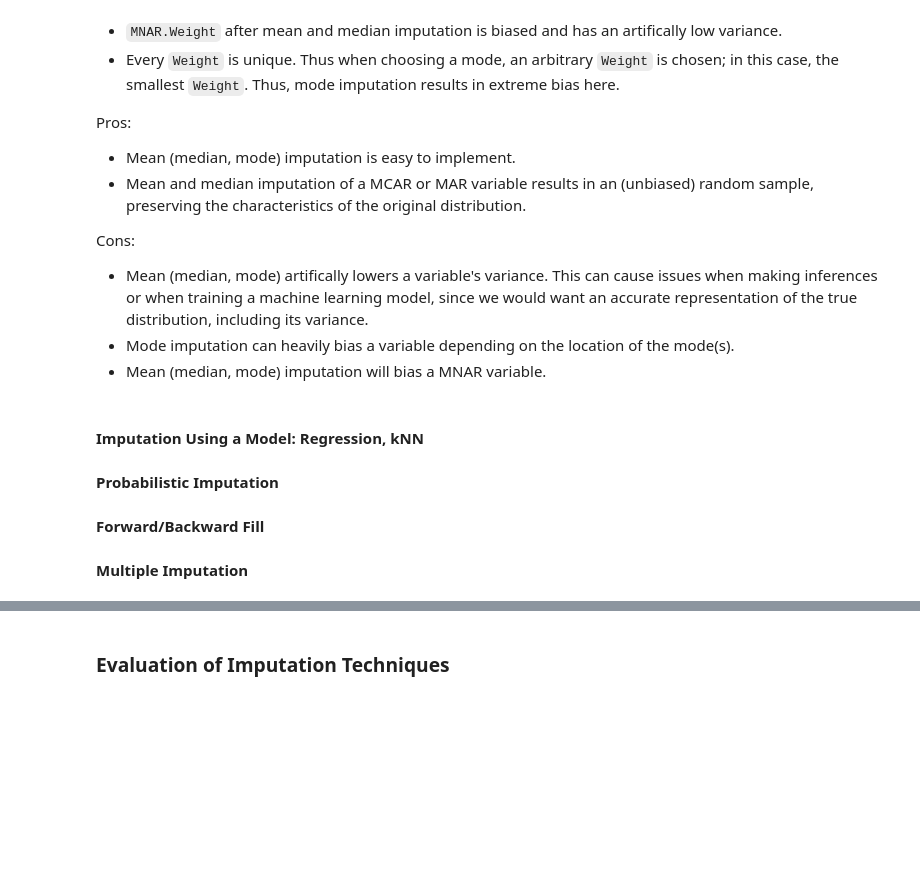
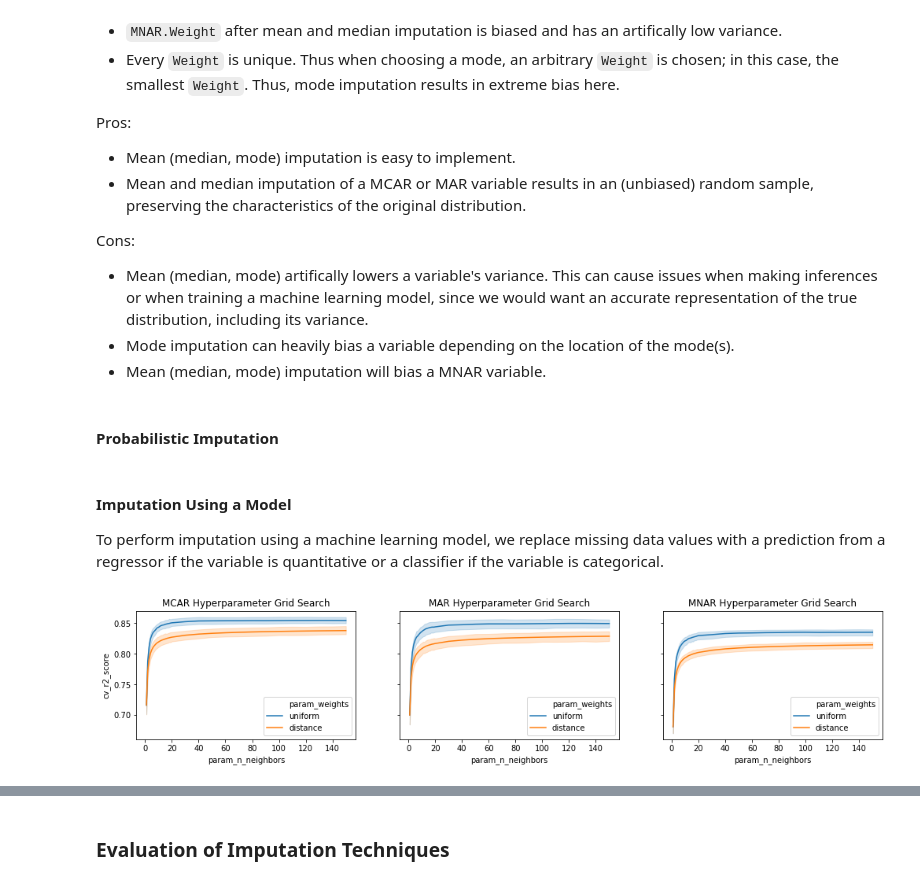
Before and after one commit to dleestat/quirky-data-science, a Jupyter notebook: quirky-data-science.ipynb, the cells around one changed output, grey strips where cells are left out. Drawn from its saved outputs; the diff is of its cells as text; code cells hidden in the pictures; blank space fills up the shorter version.

```diff
--- a/quirky-data-science.ipynb
+++ b/quirky-data-science.ipynb
@@ -431,11 +440,39 @@ Cons:
 - Mean (median, mode) artifically lowers a variable's variance. This can cause issues when making inferences or when training a machine learning model, since we would want an accurate representation of the true distribution, including its variance.
 - Mode imputation can heavily bias a variable depending on the location of the mode(s).
 - Mean (median, mode) imputation will bias a MNAR variable.
-# %% [markdown]
-#### Imputation Using a Model: Regression, kNN
-
-#### Probabilistic Imputation
-
-#### Forward/Backward Fill
-
-#### Multiple Imputation
+# %% [markdown]
+#### Probabilistic Imputation
+# %% [markdown]
+#### Imputation Using a Model
+To perform imputation using a machine learning model, we replace missing data values with a prediction from a regressor if the variable is quantitative or a classifier if the variable is categorical.
+# %%
+def impute_weight_using_linear_regression(df):
+    """Impute weight using linear regression with gender and height as features and weight as the label."""
+    df = df.replace({'Male': 1, 'Female': 0})
+    train_X, train_y, pred_X = df.dropna()[['Gender','Height']], df.dropna().Weight, df[df.Weight.isna()][['Gender','Height']]
+    pred_y = LinearRegression().fit(train_X, train_y).predict(pred_X)
+    return df.Weight.fillna(pd.Series(pred_y, index=pred_X.index))
+
+def impute_weight_using_knn_regression(df, n_neighbors=50, weights='uniform'):
+    """Impute weight using k-NN regression with height as a feature and weight as the label."""
+    train_X, train_y, pred_X = df.dropna()[['Height']], df.dropna().Weight, df[df.Weight.isna()][['Height']]
+    pred_y = KNeighborsRegressor(n_neighbors=n_neighbors, weights=weights).fit(train_X, train_y).predict(pred_X)
+    return df.Weight.fillna(pd.Series(pred_y, index=pred_X.index))
+
+def plot_knn_regression_grid_search(df, df_name, ax):
+    """Plot k-NN regression hyperparameter grid search results."""
+    train_X, train_y, pred_X = df.dropna()[['Height']], df.dropna().Weight, df[df.Weight.isna()][['Height']]
+    param_grid = {'n_neighbors': np.concatenate([np.arange(1,20), np.arange(20,151,10)]), 'weights': ['uniform', 'distance']}
+    grid = GridSearchCV(KNeighborsRegressor(), param_grid, cv=10, return_train_score=False).fit(train_X, train_y)
+    scores = pd.DataFrame(grid.cv_results_)
+    score_cols = filter(re.compile('split\d+_test_score').match, scores.columns)
+    scores = scores.melt(id_vars=['param_n_neighbors', 'param_weights'], value_vars=score_cols, value_name='cv_r2_score')
+    sns.lineplot(x='param_n_neighbors', y='cv_r2_score', hue='param_weights', data=scores, ax=ax)
+    ax.set_title(f'{df_name} Hyperparameter Grid Search')
+# %%
+fig, axes = plt.subplots(1, 3, figsize=[17,3], sharey=True)
+plot_knn_regression_grid_search(MCAR, 'MCAR', axes[0])
+plot_knn_regression_grid_search(MAR, 'MAR', axes[1])
+plot_knn_regression_grid_search(MNAR, 'MNAR', axes[2])
+# %% [output]
+[figure, added]
```
Also changed, not shown: parts of 15 cells of this notebook.
